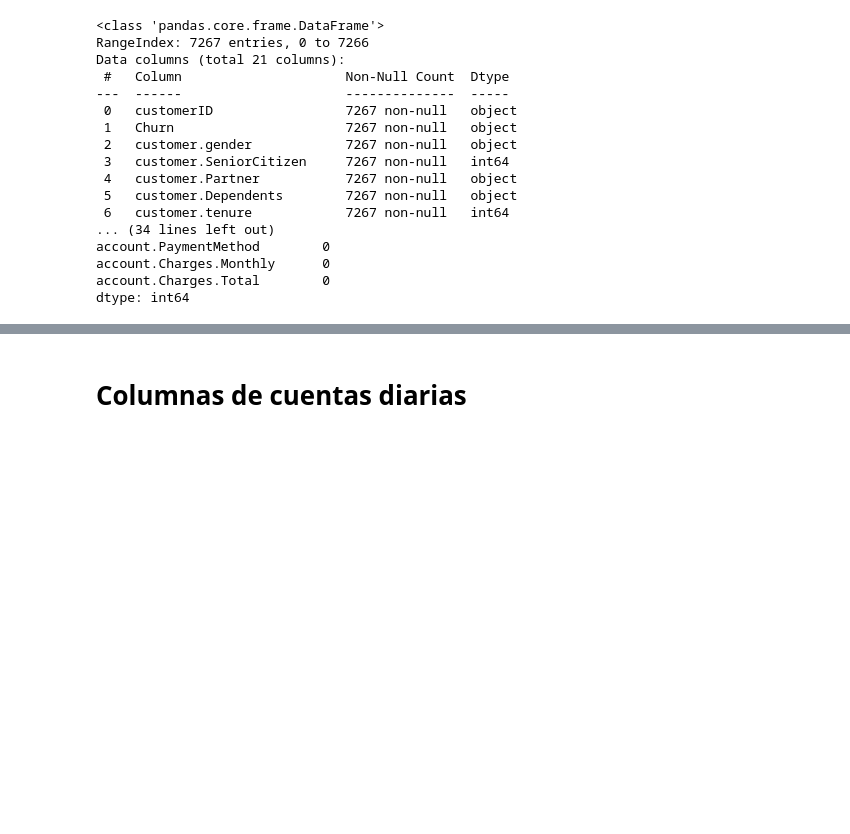
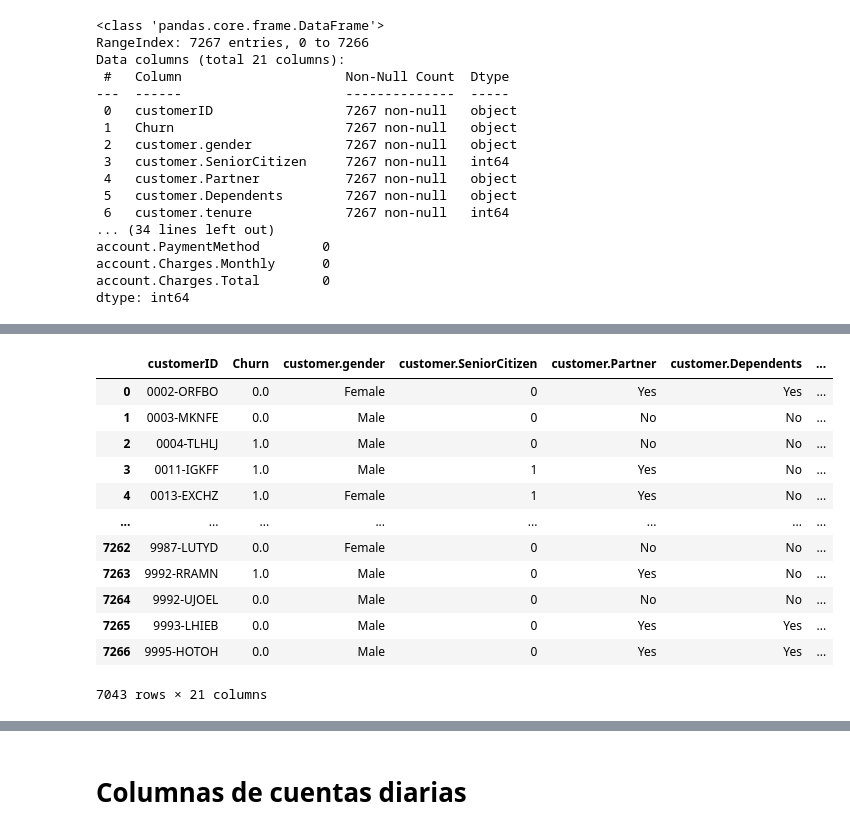
Before and after one commit to SandraQA69/ChalengeOneDataScience, a Jupyter notebook: Version2_Chalenge_TelecomX.ipynb, the cells around one changed output, grey strips where cells are left out. Saved outputs shown, nothing was run; the diff lists cells and outputs as text; code cells hidden in the pictures; blank space fills up the shorter version.

```diff
--- a/Version2_Chalenge_TelecomX.ipynb
+++ b/Version2_Chalenge_TelecomX.ipynb
@@ -111,0 +117,13 @@ plt.show()
+# %%
+# Eliminar filas donde no sabemos si hubo churn
+df_clean = df.dropna(subset=['Churn'])
+
+# Opcional: convertir NaN en 'Total Charges' a 0 si corresponde
+# Solo si 'tenure' es 0 (clientes nuevos)
+df_clean['account.Charges.Total'] = df_clean['account.Charges.Total'].fillna(
+    df_clean.apply(lambda row: 0 if row['customer.tenure'] == 0 else row['account.Charges.Total'], axis=1)
+)
+
+# Verificar de nuevo
+print("Nulos después de limpiar:")
+print(df_clean.isnull().sum())
@@ -111,0 +153,16 @@ plt.show()
+# %%
+df_clean
+# %% [output]
+|  | customerID | Churn | customer.gender | customer.SeniorCitizen | customer.Partner | customer.Dependents | ... |
+| 0 | 0002-ORFBO | 0.0 | Female | 0 | Yes | Yes | ... |
+| 1 | 0003-MKNFE | 0.0 | Male | 0 | No | No | ... |
+| 2 | 0004-TLHLJ | 1.0 | Male | 0 | No | No | ... |
+| 3 | 0011-IGKFF | 1.0 | Male | 1 | Yes | No | ... |
+| 4 | 0013-EXCHZ | 1.0 | Female | 1 | Yes | No | ... |
+| ... | ... | ... | ... | ... | ... | ... | ... |
+| 7262 | 9987-LUTYD | 0.0 | Female | 0 | No | No | ... |
+| 7263 | 9992-RRAMN | 1.0 | Male | 0 | Yes | No | ... |
+| 7264 | 9992-UJOEL | 0.0 | Male | 0 | No | No | ... |
+| 7265 | 9993-LHIEB | 0.0 | Male | 0 | Yes | Yes | ... |
+| 7266 | 9995-HOTOH | 0.0 | Male | 0 | Yes | Yes | ... |
+7043 rows × 21 columns
```
Also changed, not shown: parts of 16 cells of this notebook.
